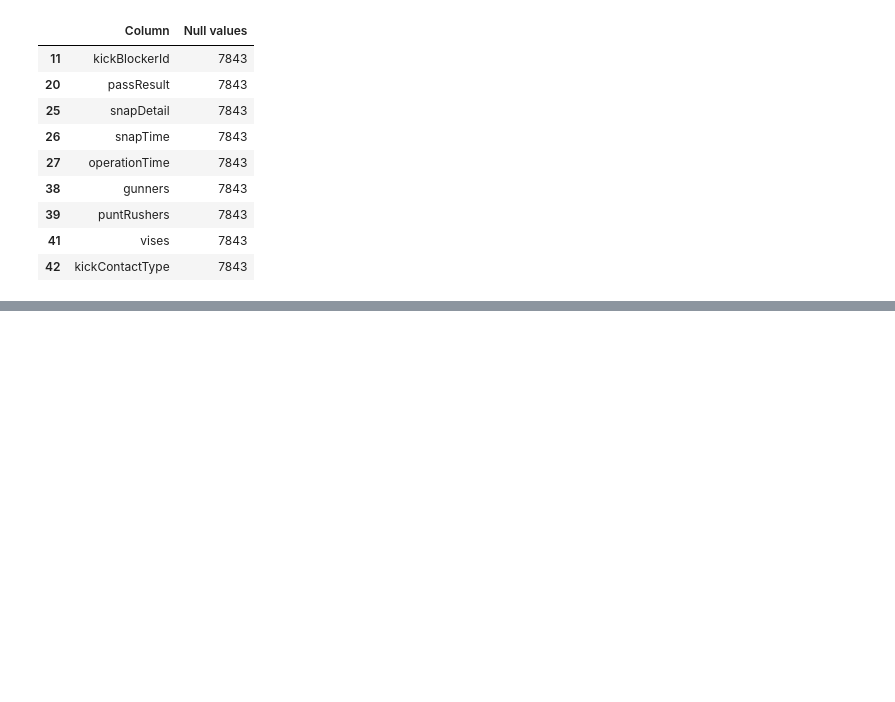
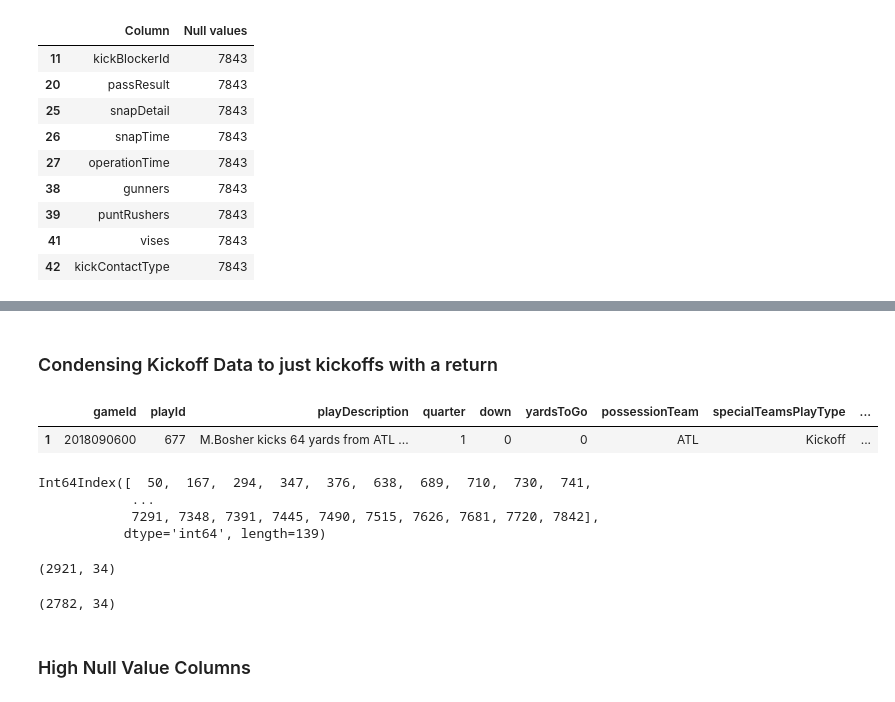
Before and after one commit to cmhopehill/NFL-big-data-kick-return-success, a Jupyter notebook: code/2_data_cleaning.ipynb, the cells around one changed output, grey strips where cells are left out. Cells and saved outputs as stored; diff of their text form; code cells hidden in the pictures; blank space fills up the shorter version.

```diff
--- a/code/2_data_cleaning.ipynb
+++ b/code/2_data_cleaning.ipynb
@@ -104,0 +58,9 @@ kickoff_df.shape
+# %% [markdown]
+### Condensing Kickoff Data to just kickoffs with a return
+# %%
+#Only interested in the kicks in which the receiving team returned kick
+kickoff_df = kickoff_df[kickoff_df['specialTeamsResult'] == 'Return']
+kickoff_df.head(1)
+# %% [output]
+|  | gameId | playId | playDescription | quarter | down | yardsToGo | possessionTeam | specialTeamsPlayType | ... |
+| 1 | 2018090600 | 677 | M.Bosher kicks 64 yards from ATL ... | 1 | 0 | 0 | ATL | Kickoff | ... |
@@ -104,0 +70,21 @@ kickoff_df.shape
+# %%
+# Search description for onside kicks attempts
+kickoff_df[kickoff_df['playDescription'].map(lambda x: True if 'onside' in x else False)].index
+# %% [output]
+Int64Index([  50,  167,  294,  347,  376,  638,  689,  710,  730,  741,
+            ...
+            7291, 7348, 7391, 7445, 7490, 7515, 7626, 7681, 7720, 7842],
+           dtype='int64', length=139)
+# %%
+kickoff_df.shape
+# %% [output]
+(2921, 34)
+# %%
+#dropping rows with an onside kick
+kickoff_df.drop(kickoff_df[kickoff_df['playDescription'].map(lambda x: True if 'onside' in x else False)].index, inplace=True)
+#shape to check inplace worked
+kickoff_df.shape
+# %% [output]
+(2782, 34)
+# %% [markdown]
+### High Null Value Columns
```
Also changed, not shown: parts of 76 cells of this notebook, 1 other file.
